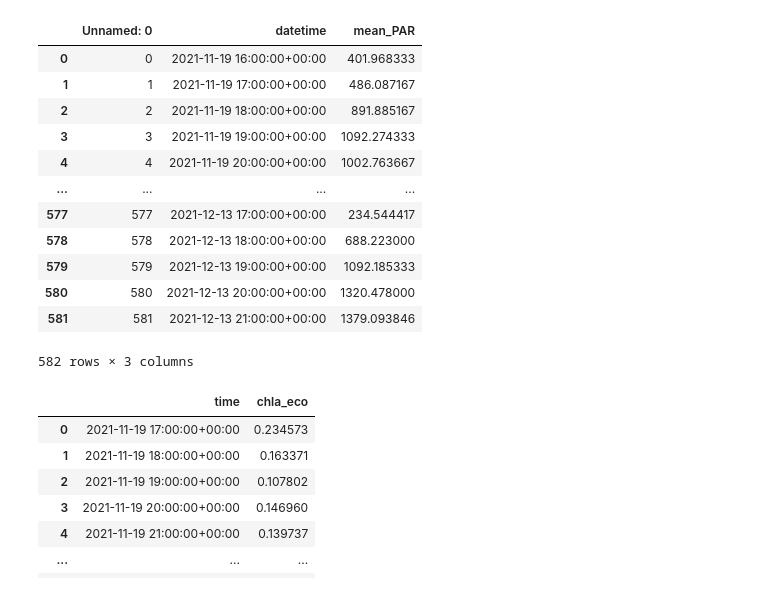
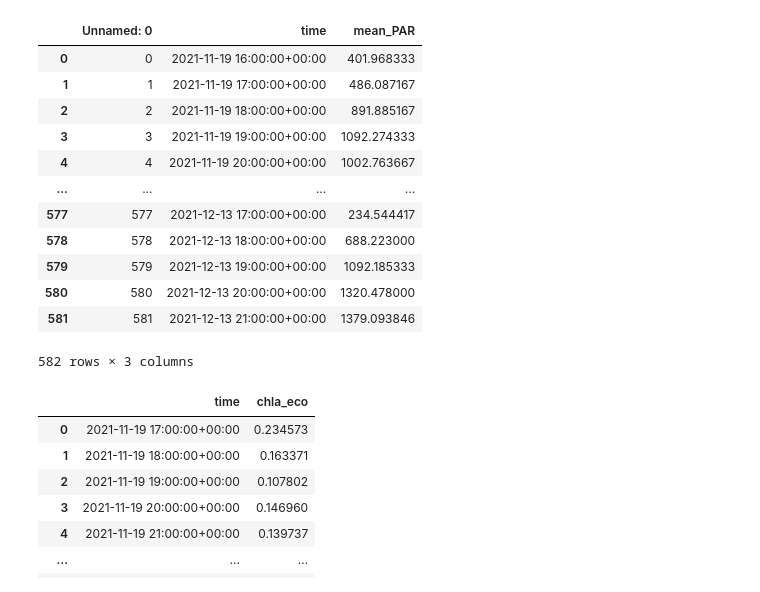
Before and after one commit to kpc02/SACNAS-2023-project, a Jupyter notebook: licor_and_chloro.ipynb, the cells around one changed output. Drawn from its saved outputs; the diff is of its cells as text; code cells hidden in the pictures.

```diff
--- a/licor_and_chloro.ipynb
+++ b/licor_and_chloro.ipynb
@@ -11,9 +11,10 @@ import plotly.express as px
 # %%
 licor_par = pd.read_csv('/Users/ceg/Desktop/kristine/SACNAS-2023-project/licor_hourly_par.csv')
 licor_par['datetime'] = pd.DatetimeIndex(licor_par.datetime.values)
+licor_par.rename(columns = {'datetime':'time'}, inplace = True)
 licor_par
 # %% [output]
-|  | Unnamed: 0 | datetime | mean_PAR |
+|  | Unnamed: 0 | time | mean_PAR |
 | 0 | 0 | 2021-11-19 16:00:00+00:00 | 401.968333 |
 | 1 | 1 | 2021-11-19 17:00:00+00:00 | 486.087167 |
 | 2 | 2 | 2021-11-19 18:00:00+00:00 | 891.885167 |
```
Also changed, not shown: parts of 4 cells of this notebook, 3 other files.
